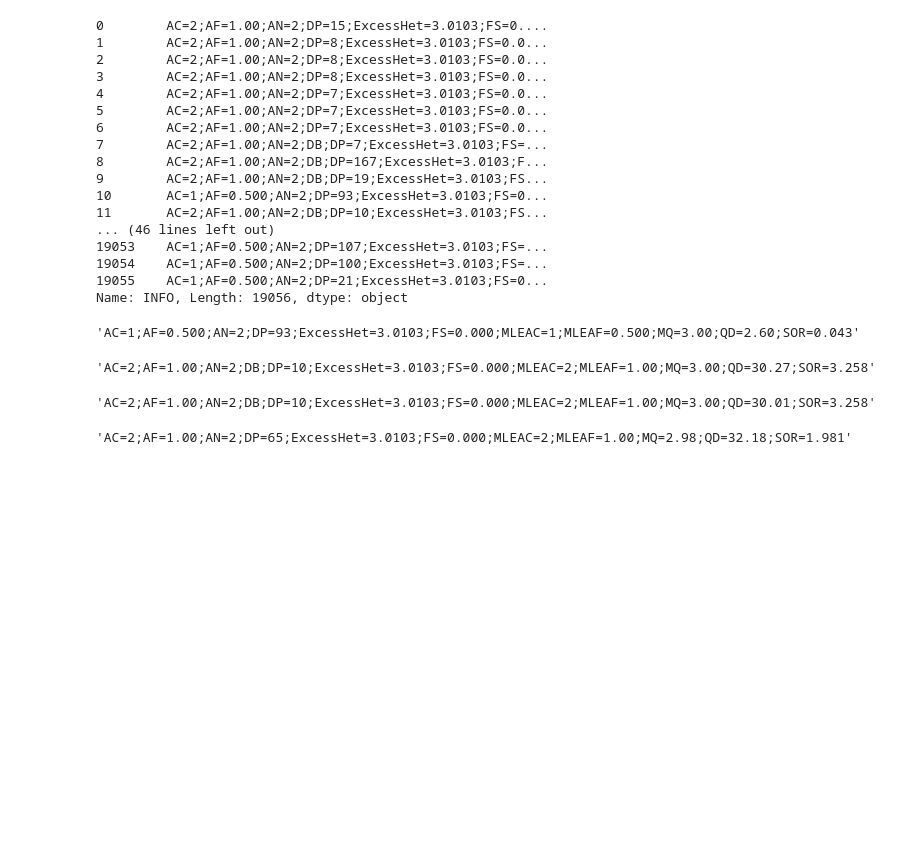
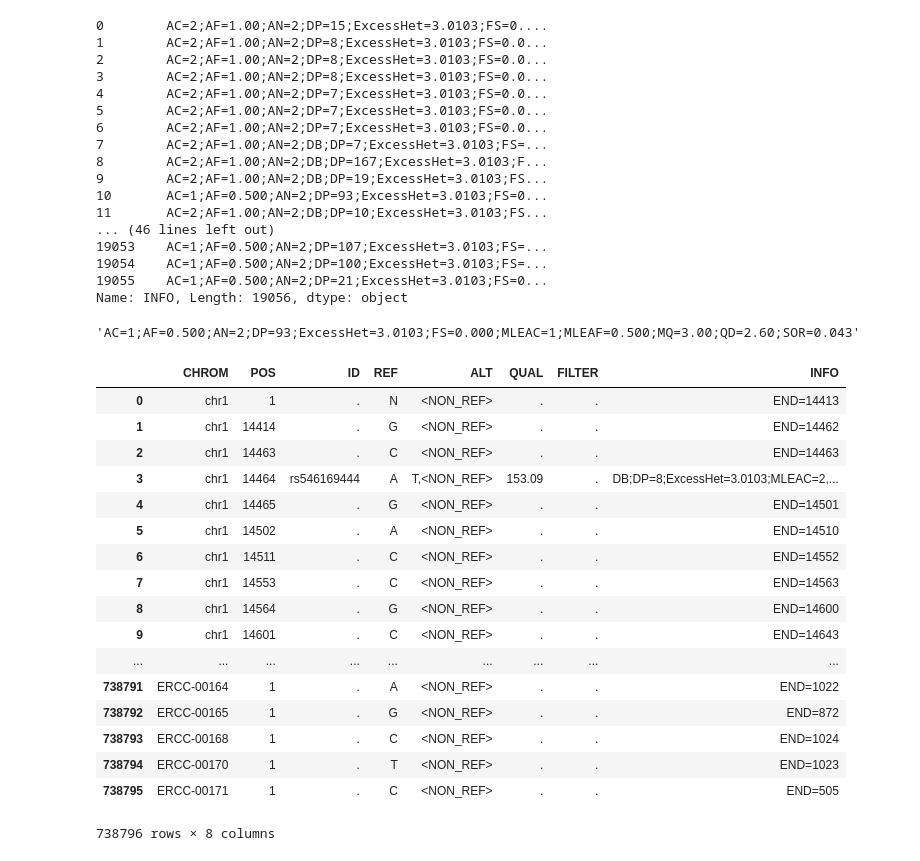
Before and after one commit to czbiohub/SNP_calling_pipeline, a Jupyter notebook: py_notebooks/vcf_manipulation/scratchNtbk.ipynb, the cells around one changed output. Saved outputs shown, nothing was run; the diff lists cells and outputs as text; code cells hidden in the pictures; blank space fills up the shorter version.

```diff
--- a/py_notebooks/vcf_manipulation/scratchNtbk.ipynb
+++ b/py_notebooks/vcf_manipulation/scratchNtbk.ipynb
@@ -92,15 +70,25 @@ Name: INFO, Length: 19056, dtype: object
 df['INFO'][10]
 # %% [output]
 'AC=1;AF=0.500;AN=2;DP=93;ExcessHet=3.0103;FS=0.000;MLEAC=1;MLEAF=0.500;MQ=3.00;QD=2.60;SOR=0.043'
-# %%
-df['INFO'][11]
-# %% [output]
-'AC=2;AF=1.00;AN=2;DB;DP=10;ExcessHet=3.0103;FS=0.000;MLEAC=2;MLEAF=1.00;MQ=3.00;QD=30.27;SOR=3.258'
-# %%
-df['INFO'][12]
-# %% [output]
-'AC=2;AF=1.00;AN=2;DB;DP=10;ExcessHet=3.0103;FS=0.000;MLEAC=2;MLEAF=1.00;MQ=3.00;QD=30.01;SOR=3.258'
-# %%
-df['INFO'][13]
-# %% [output]
-'AC=2;AF=1.00;AN=2;DP=65;ExcessHet=3.0103;FS=0.000;MLEAC=2;MLEAF=1.00;MQ=2.98;QD=32.18;SOR=1.981'
+# %%
+df_g = VCF.dataframe('myFile.g.vcf')
+df_g
+# %% [output]
+|  | CHROM | POS | ID | REF | ALT | QUAL | FILTER | INFO |
+| 0 | chr1 | 1 | . | N | <NON_REF> | . | . | END=14413 |
+| 1 | chr1 | 14414 | . | G | <NON_REF> | . | . | END=14462 |
+| 2 | chr1 | 14463 | . | C | <NON_REF> | . | . | END=14463 |
+| 3 | chr1 | 14464 | rs546169444 | A | T,<NON_REF> | 153.09 | . | DB;DP=8;ExcessHet=3.0103;MLEAC=2,... |
+| 4 | chr1 | 14465 | . | G | <NON_REF> | . | . | END=14501 |
+| 5 | chr1 | 14502 | . | A | <NON_REF> | . | . | END=14510 |
+| 6 | chr1 | 14511 | . | C | <NON_REF> | . | . | END=14552 |
+| 7 | chr1 | 14553 | . | C | <NON_REF> | . | . | END=14563 |
+| 8 | chr1 | 14564 | . | G | <NON_REF> | . | . | END=14600 |
+| 9 | chr1 | 14601 | . | C | <NON_REF> | . | . | END=14643 |
+| ... | ... | ... | ... | ... | ... | ... | ... | ... |
+| 738791 | ERCC-00164 | 1 | . | A | <NON_REF> | . | . | END=1022 |
+| 738792 | ERCC-00165 | 1 | . | G | <NON_REF> | . | . | END=872 |
+| 738793 | ERCC-00168 | 1 | . | C | <NON_REF> | . | . | END=1024 |
+| 738794 | ERCC-00170 | 1 | . | T | <NON_REF> | . | . | END=1023 |
+| 738795 | ERCC-00171 | 1 | . | C | <NON_REF> | . | . | END=505 |
+738796 rows × 8 columns
```
Also changed, not shown: parts of 5 cells of this notebook.
